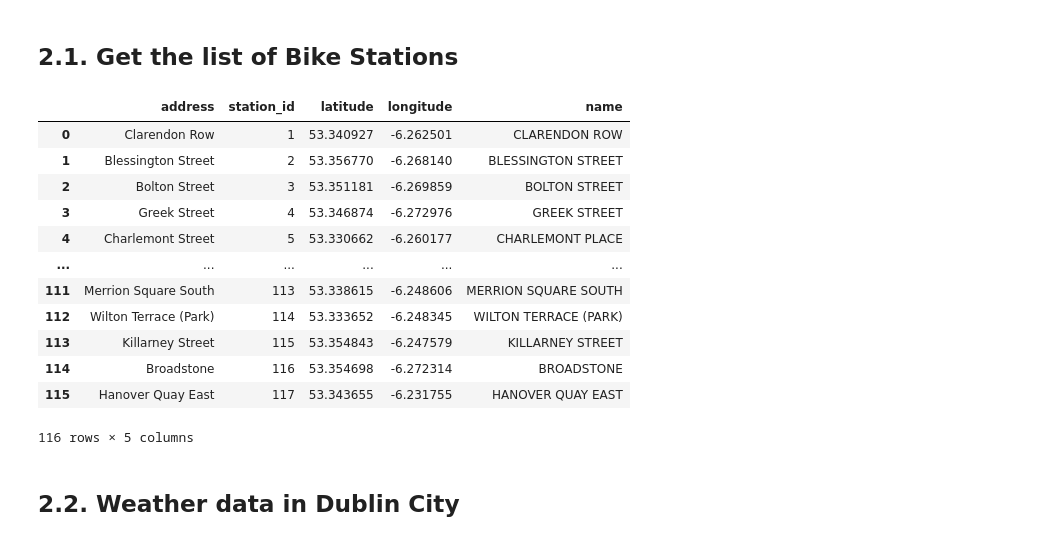
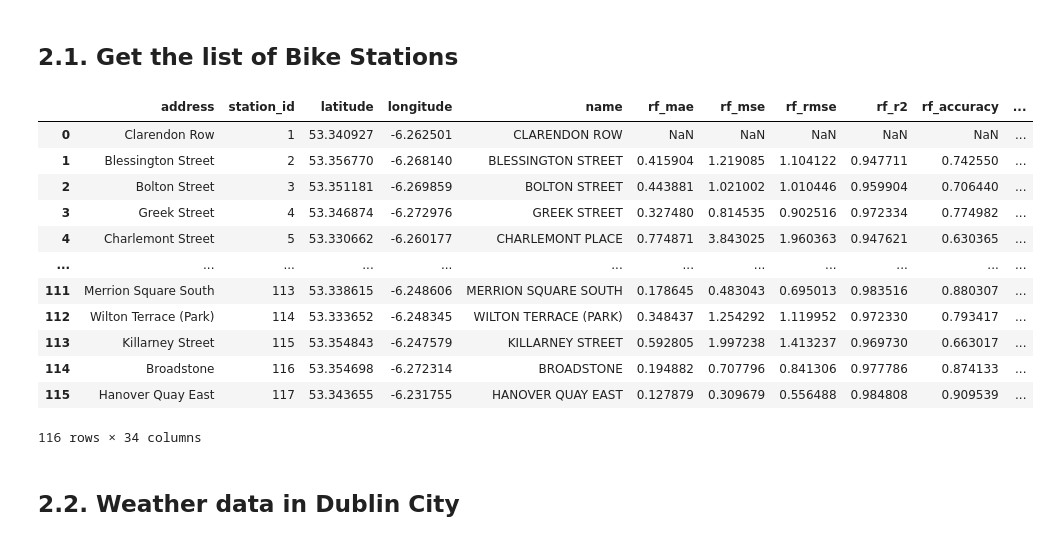
Before and after one commit to tienthanh21189/dublinbikes_predictive_modelling, a Jupyter notebook: single_station_model.ipynb, the cells around one changed output. Saved outputs shown, nothing was run; the diff lists cells and outputs as text; code cells hidden in the pictures.

```diff
--- a/single_station_model.ipynb
+++ b/single_station_model.ipynb
@@ -27,38 +30,39 @@ import pickle # pickle for writing/reading model to/from a file
 # %%
 # UPDATE:
 # From 26/8/2021, the API https://dublinbikes.staging.derilinx.com/api/v1
 # has been shut down. You can not get data from the API.
 # So the data will be loaded from the CSV file that I already collected from
 # this API in June/2021
 
 # ----------------------------------------------------------------------
 # Get the list of Bike Stations
 #url = 'https://dublinbikes.staging.derilinx.com/api/v1/resources/stations'
 #urlResponse = urlopen(url)
 #if hasattr(urlResponse.headers, 'get_content_charset'):
 #    encoding = urlResponse.headers.get_content_charset('utf-8')
 #else:
 #    encoding = urlResponse.headers.getparam('charset') or 'utf-8'
 #data = json.loads(urlResponse.read().decode(encoding))
 #stations_df = pd.DataFrame.from_dict(data, orient="columns")
 # ----------------------------------------------------------------------
 
-stations_df = pd.read_csv("drive/MyDrive/dublinbikes/datasets/station_list.csv")
+#stations_df = pd.read_csv("drive/MyDrive/dublinbikes/datasets/station_list.csv")
+stations_df = pd.read_csv("drive/MyDrive/dublinbikes/single_station_metrics_new.csv")
 stations_df
 # %% [output]
-|  | address | station_id | latitude | longitude | name |
-| 0 | Clarendon Row | 1 | 53.340927 | -6.262501 | CLARENDON ROW |
-| 1 | Blessington Street | 2 | 53.356770 | -6.268140 | BLESSINGTON STREET |
-| 2 | Bolton Street | 3 | 53.351181 | -6.269859 | BOLTON STREET |
-| 3 | Greek Street | 4 | 53.346874 | -6.272976 | GREEK STREET |
-| 4 | Charlemont Street | 5 | 53.330662 | -6.260177 | CHARLEMONT PLACE |
-| ... | ... | ... | ... | ... | ... |
-| 111 | Merrion Square South | 113 | 53.338615 | -6.248606 | MERRION SQUARE SOUTH |
-| 112 | Wilton Terrace (Park) | 114 | 53.333652 | -6.248345 | WILTON TERRACE (PARK) |
-| 113 | Killarney Street | 115 | 53.354843 | -6.247579 | KILLARNEY STREET |
-| 114 | Broadstone | 116 | 53.354698 | -6.272314 | BROADSTONE |
-| 115 | Hanover Quay East | 117 | 53.343655 | -6.231755 | HANOVER QUAY EAST |
+|  | address | station_id | latitude | longitude | name | rf_mae | rf_mse | rf_rmse | rf_r2 | rf_accuracy | ... |
+| 0 | Clarendon Row | 1 | 53.340927 | -6.262501 | CLARENDON ROW | NaN | NaN | NaN | NaN | NaN | ... |
+| 1 | Blessington Street | 2 | 53.356770 | -6.268140 | BLESSINGTON STREET | 0.415904 | 1.219085 | 1.104122 | 0.947711 | 0.742550 | ... |
+| 2 | Bolton Street | 3 | 53.351181 | -6.269859 | BOLTON STREET | 0.443881 | 1.021002 | 1.010446 | 0.959904 | 0.706440 | ... |
+| 3 | Greek Street | 4 | 53.346874 | -6.272976 | GREEK STREET | 0.327480 | 0.814535 | 0.902516 | 0.972334 | 0.774982 | ... |
+| 4 | Charlemont Street | 5 | 53.330662 | -6.260177 | CHARLEMONT PLACE | 0.774871 | 3.843025 | 1.960363 | 0.947621 | 0.630365 | ... |
+| ... | ... | ... | ... | ... | ... | ... | ... | ... | ... | ... | ... |
+| 111 | Merrion Square South | 113 | 53.338615 | -6.248606 | MERRION SQUARE SOUTH | 0.178645 | 0.483043 | 0.695013 | 0.983516 | 0.880307 | ... |
+| 112 | Wilton Terrace (Park) | 114 | 53.333652 | -6.248345 | WILTON TERRACE (PARK) | 0.348437 | 1.254292 | 1.119952 | 0.972330 | 0.793417 | ... |
+| 113 | Killarney Street | 115 | 53.354843 | -6.247579 | KILLARNEY STREET | 0.592805 | 1.997238 | 1.413237 | 0.969730 | 0.663017 | ... |
+| 114 | Broadstone | 116 | 53.354698 | -6.272314 | BROADSTONE | 0.194882 | 0.707796 | 0.841306 | 0.977786 | 0.874133 | ... |
+| 115 | Hanover Quay East | 117 | 53.343655 | -6.231755 | HANOVER QUAY EAST | 0.127879 | 0.309679 | 0.556488 | 0.984808 | 0.909539 | ... |
-116 rows × 5 columns
+116 rows × 34 columns
 # %% [markdown]
 ## 2.2. Weather data in Dublin City
 # %%
```
Also changed, not shown: parts of 18 cells of this notebook.
